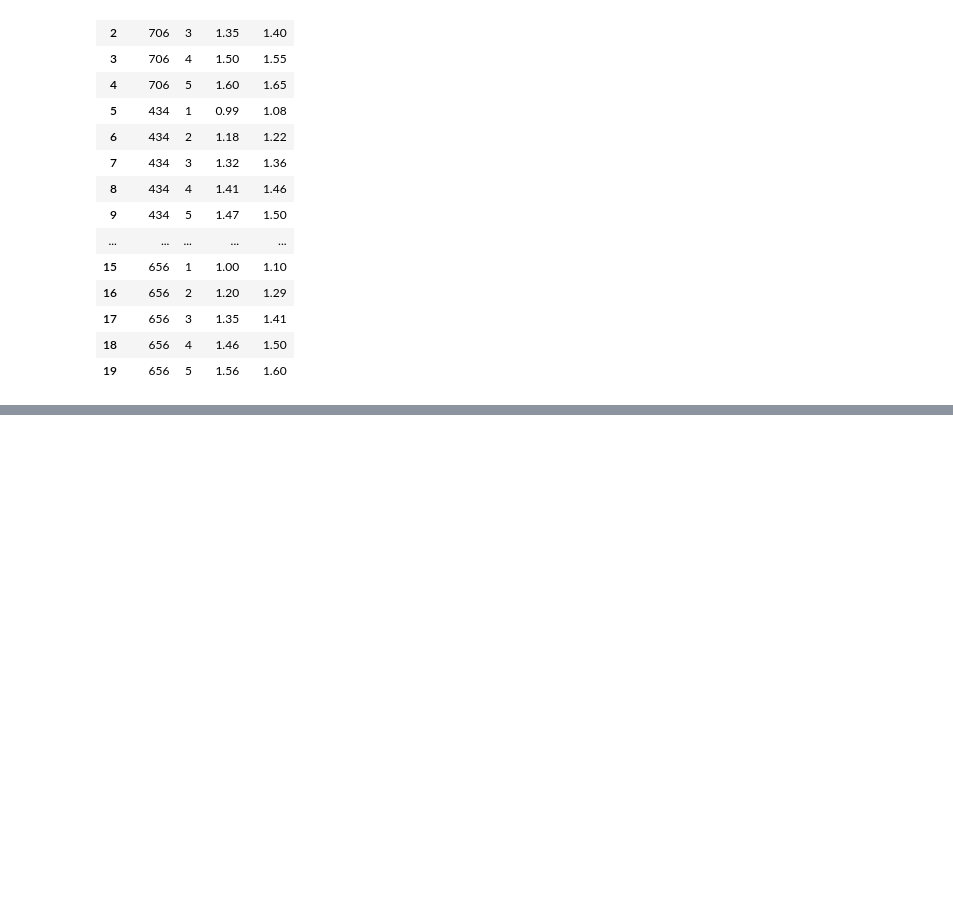
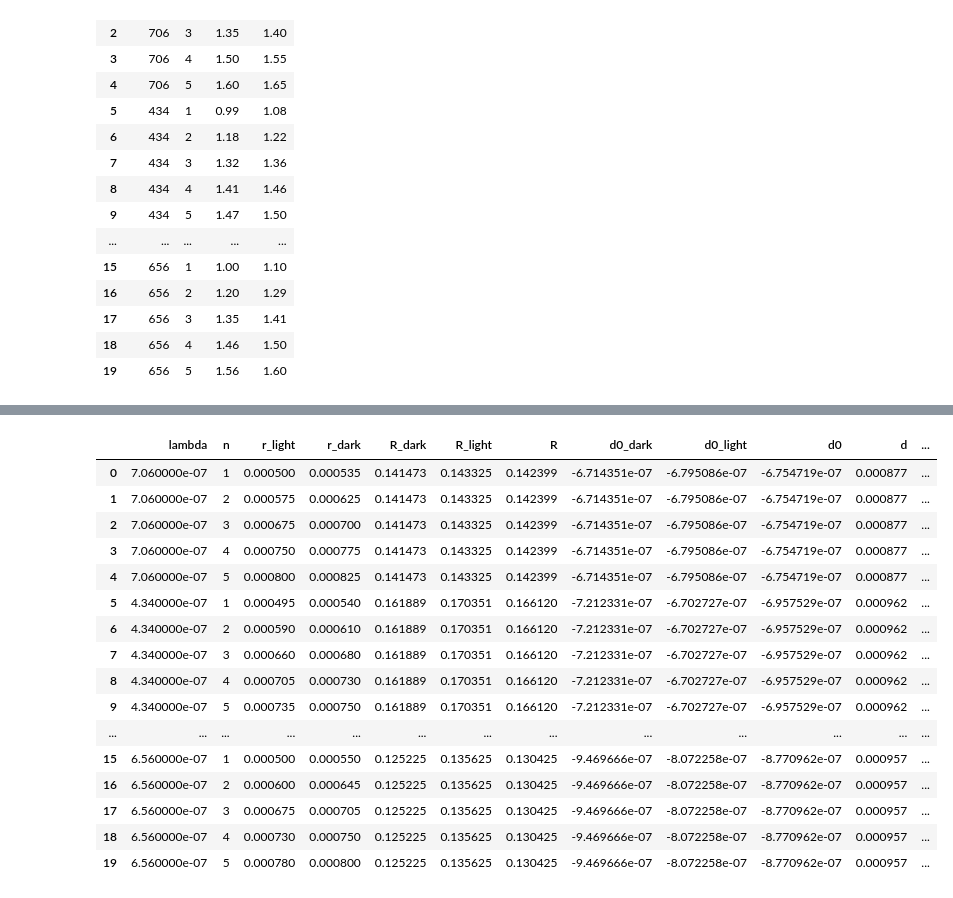
Before and after one commit to ShkalikovOleh/Physics-Labs, a Jupyter notebook: Optics/Lab 4 Newtons rings/Lab 4 Newtons rings.ipynb, the cells around one changed output, grey strips where cells are left out. Saved outputs shown, nothing was run; the diff lists cells and outputs as text; code cells hidden in the pictures; blank space fills up the shorter version.

```diff
--- a/Optics/Lab 4 Newtons rings/Lab 4 Newtons rings.ipynb
+++ b/Optics/Lab 4 Newtons rings/Lab 4 Newtons rings.ipynb
@@ -180,0 +176,41 @@ df.groupby('lambda').mean()
+# %%
+d_light = {}
+d_dark = {}
+
+for wave in np.unique(df['lambda']):
+    Dyy = np.var(gdf.get_group(wave)['r_light']**2)
+    Dxx = np.var(gdf.get_group(wave)['n']**2)
+    k2 = np.abs(koefs_light[wave][0]) **2
+    d_light[wave] = np.sqrt(np.abs(Dyy / Dxx - k2)/3) / wave
+
+for wave in np.unique(df['lambda']):
+    Dyy = np.var(gdf.get_group(wave)['r_dark']**2)
+    Dxx = np.var(gdf.get_group(wave)['n']**2)
+    k2 = np.abs(koefs_dark[wave][0]) **2
+    d_dark[wave] = np.sqrt(np.abs(Dyy / Dxx - k2)/3) / wave
+
+
+df['e_dark'] = df['lambda'].map(d_dark)
+df['e_light'] = df['lambda'].map(d_light)
+# %%
+df['eR'] = np.sqrt((df.e_dark ** 2 + df.e_light ** 2)/2)
+df['epsilonR'] = df.eR / df.R * 100
+df
+# %% [output]
+|  | lambda | n | r_light | r_dark | R_dark | R_light | R | d0_dark | d0_light | d0 | d | ... |
+| 0 | 7.060000e-07 | 1 | 0.000500 | 0.000535 | 0.141473 | 0.143325 | 0.142399 | -6.714351e-07 | -6.795086e-07 | -6.754719e-07 | 0.000877 | ... |
+| 1 | 7.060000e-07 | 2 | 0.000575 | 0.000625 | 0.141473 | 0.143325 | 0.142399 | -6.714351e-07 | -6.795086e-07 | -6.754719e-07 | 0.000877 | ... |
+| 2 | 7.060000e-07 | 3 | 0.000675 | 0.000700 | 0.141473 | 0.143325 | 0.142399 | -6.714351e-07 | -6.795086e-07 | -6.754719e-07 | 0.000877 | ... |
+| 3 | 7.060000e-07 | 4 | 0.000750 | 0.000775 | 0.141473 | 0.143325 | 0.142399 | -6.714351e-07 | -6.795086e-07 | -6.754719e-07 | 0.000877 | ... |
+| 4 | 7.060000e-07 | 5 | 0.000800 | 0.000825 | 0.141473 | 0.143325 | 0.142399 | -6.714351e-07 | -6.795086e-07 | -6.754719e-07 | 0.000877 | ... |
+| 5 | 4.340000e-07 | 1 | 0.000495 | 0.000540 | 0.161889 | 0.170351 | 0.166120 | -7.212331e-07 | -6.702727e-07 | -6.957529e-07 | 0.000962 | ... |
+| 6 | 4.340000e-07 | 2 | 0.000590 | 0.000610 | 0.161889 | 0.170351 | 0.166120 | -7.212331e-07 | -6.702727e-07 | -6.957529e-07 | 0.000962 | ... |
+| 7 | 4.340000e-07 | 3 | 0.000660 | 0.000680 | 0.161889 | 0.170351 | 0.166120 | -7.212331e-07 | -6.702727e-07 | -6.957529e-07 | 0.000962 | ... |
+| 8 | 4.340000e-07 | 4 | 0.000705 | 0.000730 | 0.161889 | 0.170351 | 0.166120 | -7.212331e-07 | -6.702727e-07 | -6.957529e-07 | 0.000962 | ... |
+| 9 | 4.340000e-07 | 5 | 0.000735 | 0.000750 | 0.161889 | 0.170351 | 0.166120 | -7.212331e-07 | -6.702727e-07 | -6.957529e-07 | 0.000962 | ... |
+| ... | ... | ... | ... | ... | ... | ... | ... | ... | ... | ... | ... | ... |
+| 15 | 6.560000e-07 | 1 | 0.000500 | 0.000550 | 0.125225 | 0.135625 | 0.130425 | -9.469666e-07 | -8.072258e-07 | -8.770962e-07 | 0.000957 | ... |
+| 16 | 6.560000e-07 | 2 | 0.000600 | 0.000645 | 0.125225 | 0.135625 | 0.130425 | -9.469666e-07 | -8.072258e-07 | -8.770962e-07 | 0.000957 | ... |
+| 17 | 6.560000e-07 | 3 | 0.000675 | 0.000705 | 0.125225 | 0.135625 | 0.130425 | -9.469666e-07 | -8.072258e-07 | -8.770962e-07 | 0.000957 | ... |
+| 18 | 6.560000e-07 | 4 | 0.000730 | 0.000750 | 0.125225 | 0.135625 | 0.130425 | -9.469666e-07 | -8.072258e-07 | -8.770962e-07 | 0.000957 | ... |
+| 19 | 6.560000e-07 | 5 | 0.000780 | 0.000800 | 0.125225 | 0.135625 | 0.130425 | -9.469666e-07 | -8.072258e-07 | -8.770962e-07 | 0.000957 | ... |
```
Also changed, not shown: parts of 7 cells of this notebook, 6 other files.
